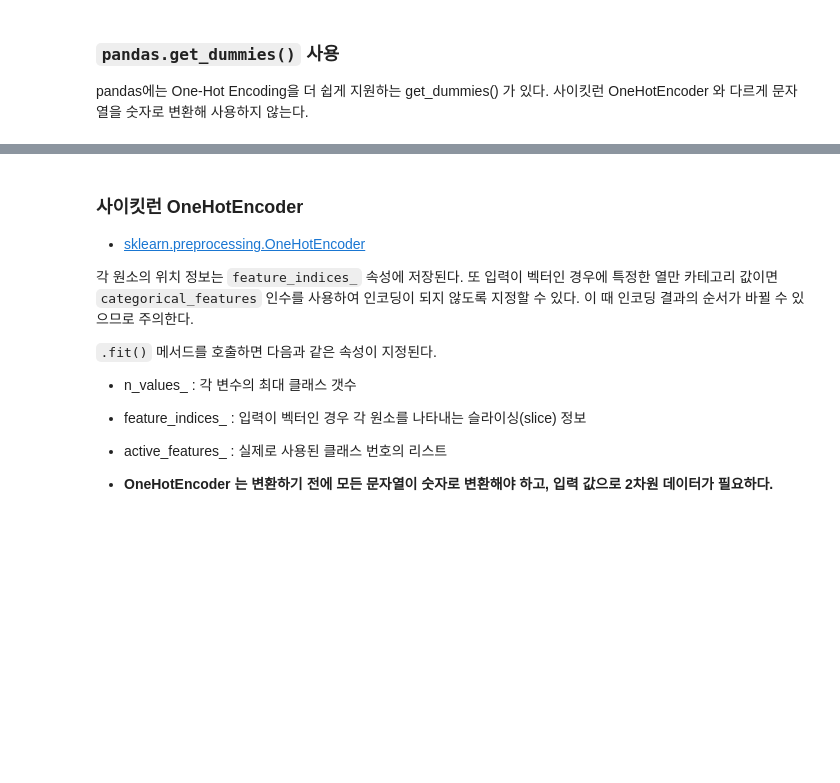
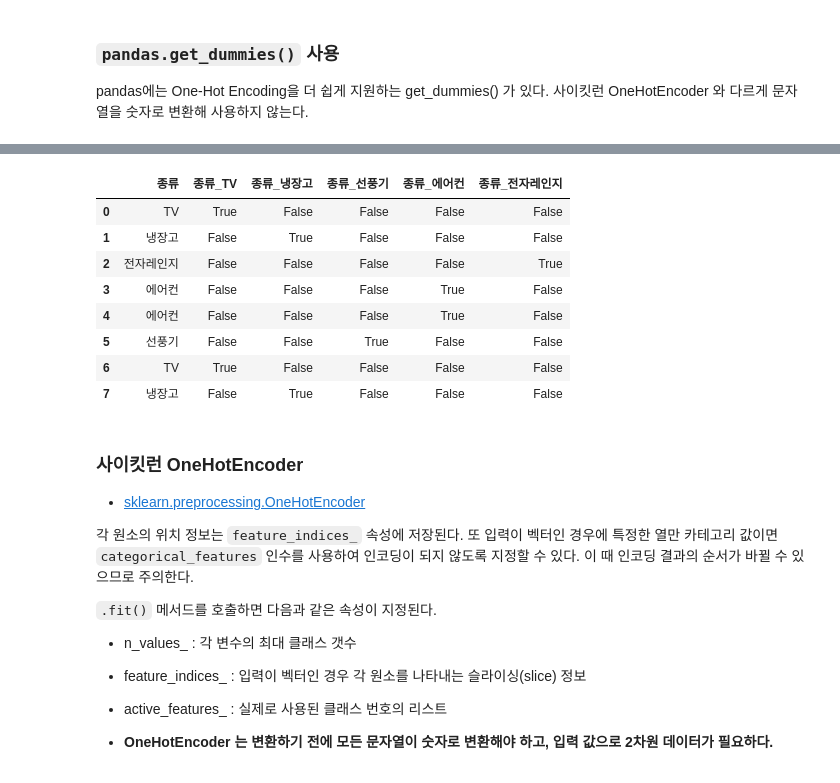
Before and after one commit to Ihan0316/ai_scool, a Jupyter notebook: 7월/7-17/sckilit데이터전처리-0.ipynb, the cells around one changed output, grey strips where cells are left out. Cells and saved outputs as stored; diff of their text form; code cells hidden in the pictures; blank space fills up the shorter version.

```diff
--- a/7월/7-17/sckilit데이터전처리-0.ipynb
+++ b/7월/7-17/sckilit데이터전처리-0.ipynb
@@ -181,0 +200,3 @@ pandas에는 One-Hot Encoding을 더 쉽게 지원하는 get_dummies() 가 있
+# %%
+items = pd.DataFrame({'종류' : ['TV', '냉장고', '전자레인지', '에어컨', '에어컨', '선풍기', 'TV', '냉장고']})
+items
@@ -181,0 +213,3 @@ pandas에는 One-Hot Encoding을 더 쉽게 지원하는 get_dummies() 가 있
+# %%
+onehot = pd.get_dummies(items)
+onehot
@@ -182,3 +226,15 @@ pandas에는 One-Hot Encoding을 더 쉽게 지원하는 get_dummies() 가 있
+# %%
+pd.concat([items, onehot], axis=1)
+# %% [output]
+|  | 종류 | 종류_TV | 종류_냉장고 | 종류_선풍기 | 종류_에어컨 | 종류_전자레인지 |
+| 0 | TV | True | False | False | False | False |
+| 1 | 냉장고 | False | True | False | False | False |
+| 2 | 전자레인지 | False | False | False | False | True |
+| 3 | 에어컨 | False | False | False | True | False |
+| 4 | 에어컨 | False | False | False | True | False |
+| 5 | 선풍기 | False | False | True | False | False |
+| 6 | TV | True | False | False | False | False |
+| 7 | 냉장고 | False | True | False | False | False |
 # %% [markdown]
 ### 사이킷런 OneHotEncoder
 
```
Also changed, not shown: parts of 52 cells of this notebook.
